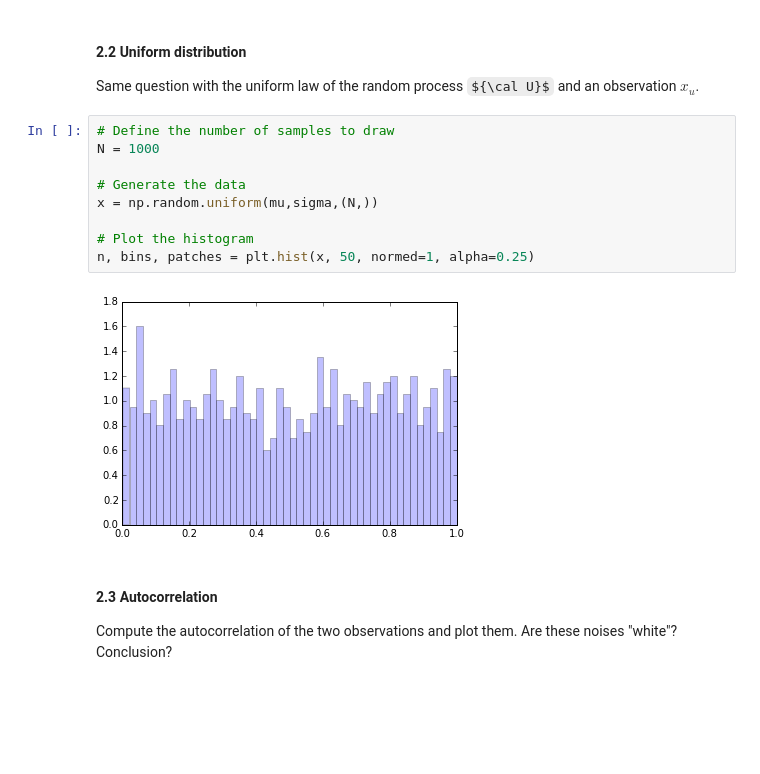
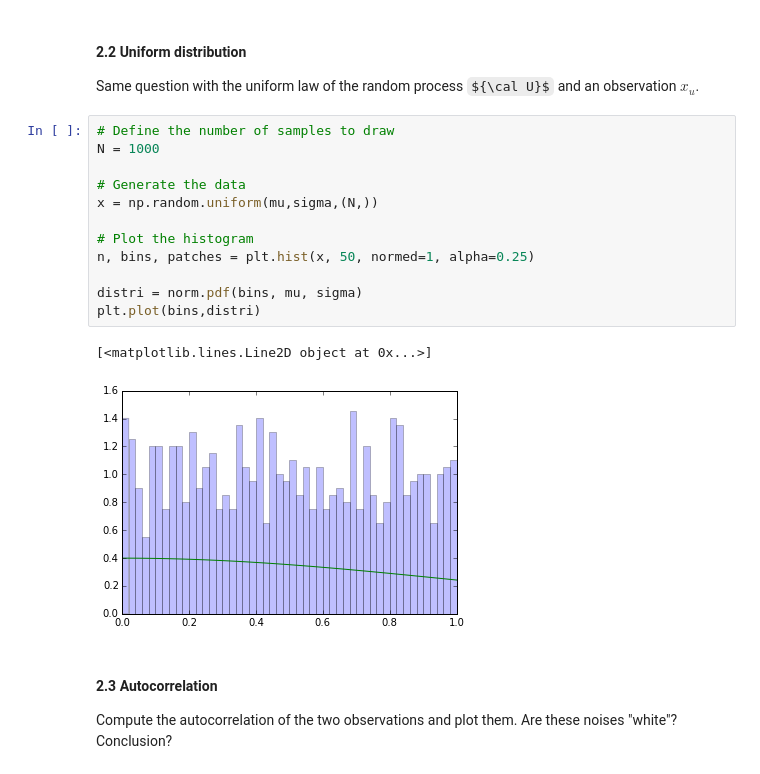
Before and after one commit to gopi231091/DSP-TP-1617, a Jupyter notebook: Lab1/python/Lab1.ipynb, the cells around one changed output. Saved outputs shown, nothing was run; the diff lists cells and outputs as text; some formulas as TeX source; blank space fills up the shorter version.

```diff
--- a/Lab1/python/Lab1.ipynb
+++ b/Lab1/python/Lab1.ipynb
@@ -233,14 +233,18 @@ Same question with the uniform law of the random process ${\cal U}$ and an obser
 # %%
 # Define the number of samples to draw
 N = 1000
 
 # Generate the data
 x = np.random.uniform(mu,sigma,(N,))
 
 # Plot the histogram
 n, bins, patches = plt.hist(x, 50, normed=1, alpha=0.25)
+
+distri = norm.pdf(bins, mu, sigma)
+plt.plot(bins,distri)
 # %% [output]
+[<matplotlib.lines.Line2D object at 0x...>]
-[figure, old version]
+[figure, new version]
 # %% [markdown]
 #### 2.3 Autocorrelation
 Compute the autocorrelation of the two observations and plot them. Are these noises "white"? Conclusion?
```
Also changed, not shown: parts of 2 cells of this notebook.
